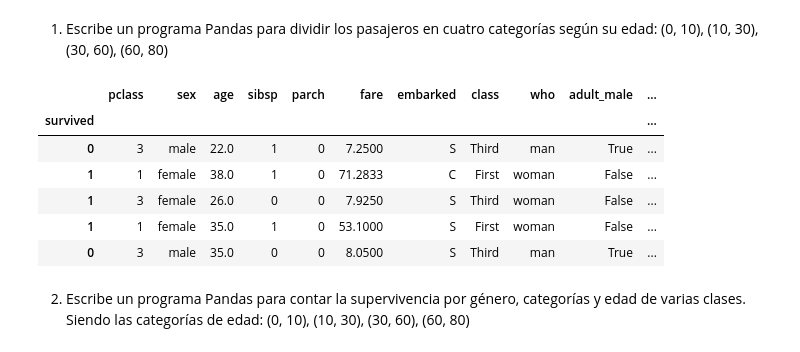
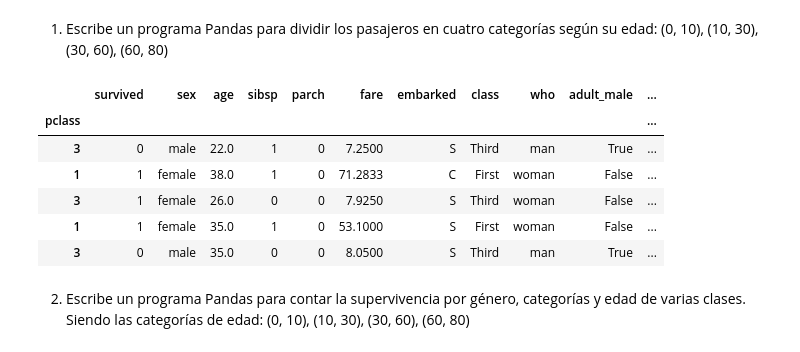
Before and after one commit to CarlosEsteve/python, a Jupyter notebook: Pandas/03.3.Ejercicios_panda_DataFrames_3.ipynb, the cells around one changed output. Cells and saved outputs as stored; diff of their text form; code cells hidden in the pictures.

```diff
--- a/Pandas/03.3.Ejercicios_panda_DataFrames_3.ipynb
+++ b/Pandas/03.3.Ejercicios_panda_DataFrames_3.ipynb
@@ -7,15 +7,15 @@ Carga el dataset del titanic
 # %%
 import pandas as pd
 
-titanic = pd.read_csv("./datos/titanic.csv", index_col=0)
-titanic.head()
+df = pd.read_csv("./datos/titanic.csv", index_col=1)
+df.head()
 # %% [output]
-|  | pclass | sex | age | sibsp | parch | fare | embarked | class | who | adult_male | ... |
-| survived |  |  |  |  |  |  |  |  |  |  | ... |
-| 0 | 3 | male | 22.0 | 1 | 0 | 7.2500 | S | Third | man | True | ... |
+|  | survived | sex | age | sibsp | parch | fare | embarked | class | who | adult_male | ... |
+| pclass |  |  |  |  |  |  |  |  |  |  | ... |
+| 3 | 0 | male | 22.0 | 1 | 0 | 7.2500 | S | Third | man | True | ... |
 | 1 | 1 | female | 38.0 | 1 | 0 | 71.2833 | C | First | woman | False | ... |
-| 1 | 3 | female | 26.0 | 0 | 0 | 7.9250 | S | Third | woman | False | ... |
+| 3 | 1 | female | 26.0 | 0 | 0 | 7.9250 | S | Third | woman | False | ... |
 | 1 | 1 | female | 35.0 | 1 | 0 | 53.1000 | S | First | woman | False | ... |
-| 0 | 3 | male | 35.0 | 0 | 0 | 8.0500 | S | Third | man | True | ... |
+| 3 | 0 | male | 35.0 | 0 | 0 | 8.0500 | S | Third | man | True | ... |
 # %% [markdown]
 2. Escribe un programa Pandas para contar la supervivencia por género, categorías y edad de varias clases. Siendo las categorías de edad: (0, 10), (10, 30), (30, 60), (60, 80)
```
Also changed, not shown: parts of 2 cells of this notebook, 1 other file.
